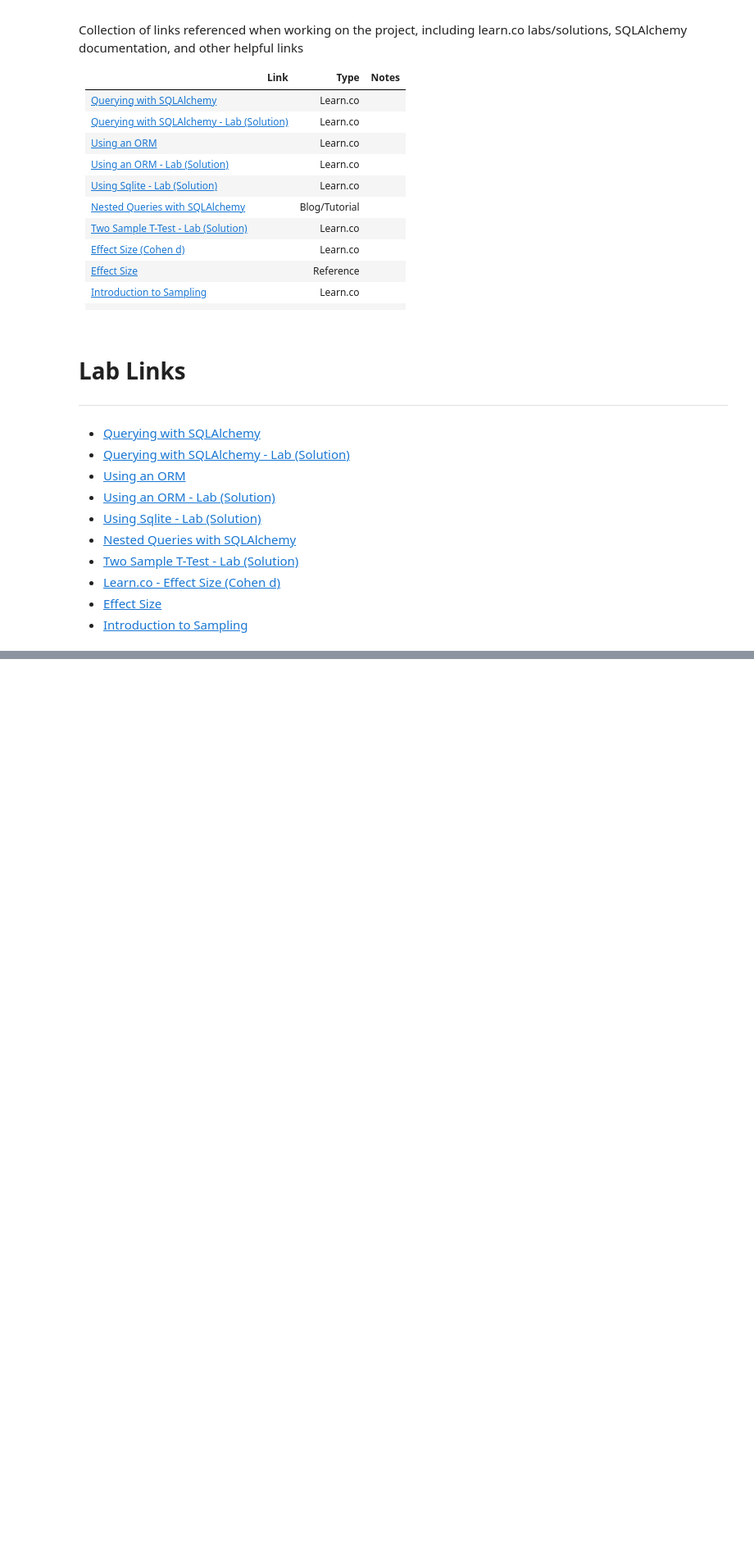
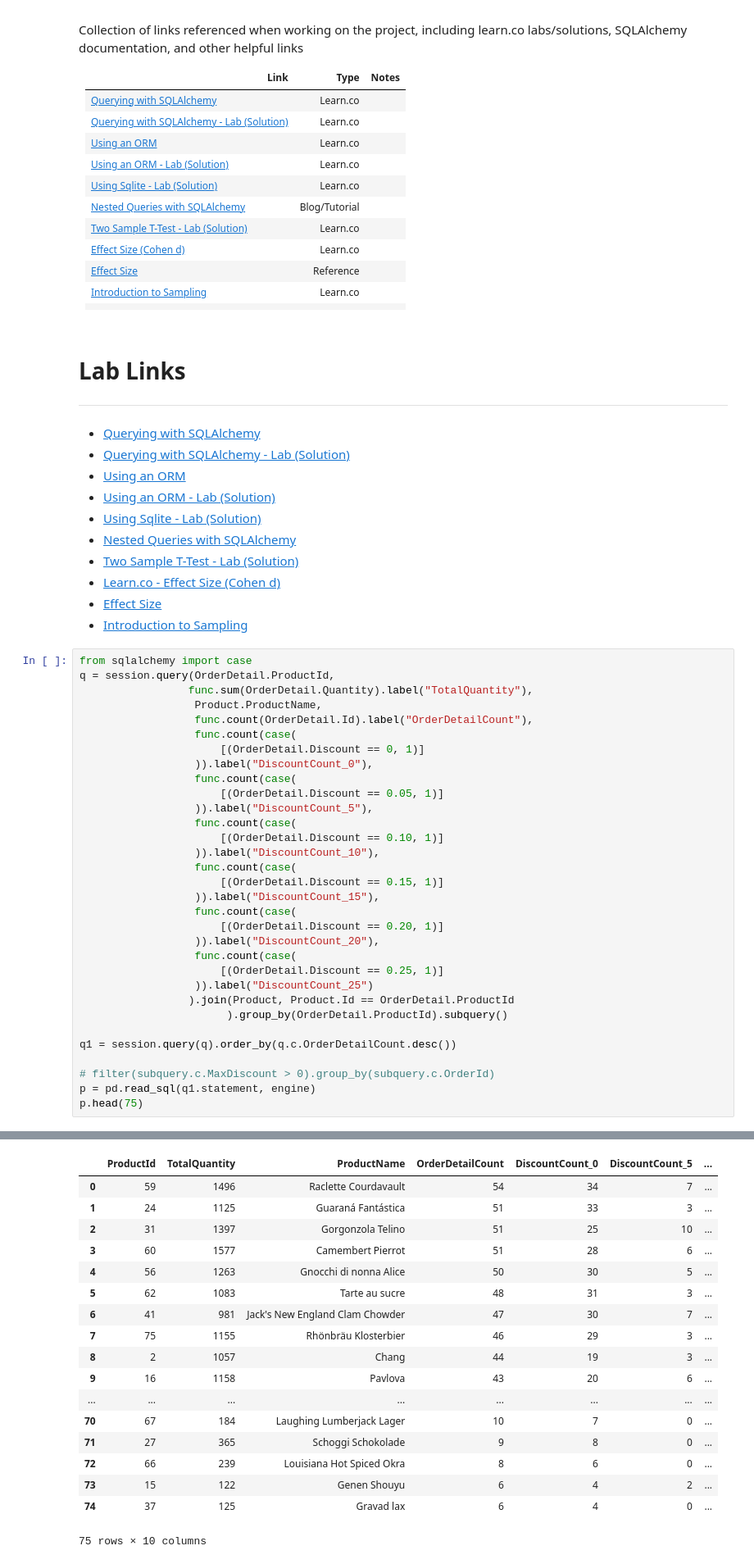
Before and after one commit to whitcrrd/dsc-2-final-project-online-ds-ft-021119, a Jupyter notebook: project-outline.ipynb, the cells around one changed output, grey strips where cells are left out. Shown: that part at 82% size. Cells and saved outputs as stored; diff of their text form; blank space fills up the shorter version.

```diff
--- a/project-outline.ipynb
+++ b/project-outline.ipynb
@@ -1058,3 +1117,36 @@ Collection of links referenced when working on the project, including learn.co l
 - [Learn.co - Effect Size (Cohen d)](https://learn.co/tracks/data-science-career-v1-1/module-2-advanced-data-retrieval-and-analysis/section-20-hypothesis-and-ab-testing/effect-sizes)
 - [Effect Size](https://www.statisticssolutions.com/statistical-analyses-effect-size/)
 - [Introduction to Sampling](https://learn.co/tracks/data-science-career-v1-1/module-2-advanced-data-retrieval-and-analysis/section-19-distributions-and-sampling/introduction-to-sampling)
+# %%
+from sqlalchemy import case
+q = session.query(OrderDetail.ProductId,
+                 func.sum(OrderDetail.Quantity).label("TotalQuantity"),
+                  Product.ProductName,
+                  func.count(OrderDetail.Id).label("OrderDetailCount"),
+                  func.count(case(
+                      [(OrderDetail.Discount == 0, 1)]
+                  )).label("DiscountCount_0"),
+                  func.count(case(
+                      [(OrderDetail.Discount == 0.05, 1)]
+                  )).label("DiscountCount_5"),
+                  func.count(case(
+                      [(OrderDetail.Discount == 0.10, 1)]
+                  )).label("DiscountCount_10"),
+                  func.count(case(
+                      [(OrderDetail.Discount == 0.15, 1)]
+                  )).label("DiscountCount_15"),
+                  func.count(case(
+                      [(OrderDetail.Discount == 0.20, 1)]
+                  )).label("DiscountCount_20"),
+                  func.count(case(
+                      [(OrderDetail.Discount == 0.25, 1)]
+                  )).label("DiscountCount_25")
+                 ).join(Product, Product.Id == OrderDetail.ProductId
+                       ).group_by(OrderDetail.ProductId).subquery()
+
+q1 = session.query(q).order_by(q.c.OrderDetailCount.desc())
+
+# filter(subquery.c.MaxDiscount > 0).group_by(subquery.c.OrderId)
+p = pd.read_sql(q1.statement, engine)
+p.head(75)
+# %% [output]
@@ -1060,0 +1157,18 @@ Collection of links referenced when working on the project, including learn.co l
+|  | ProductId | TotalQuantity | ProductName | OrderDetailCount | DiscountCount_0 | DiscountCount_5 | ... |
+| 0 | 59 | 1496 | Raclette Courdavault | 54 | 34 | 7 | ... |
+| 1 | 24 | 1125 | Guaraná Fantástica | 51 | 33 | 3 | ... |
+| 2 | 31 | 1397 | Gorgonzola Telino | 51 | 25 | 10 | ... |
+| 3 | 60 | 1577 | Camembert Pierrot | 51 | 28 | 6 | ... |
+| 4 | 56 | 1263 | Gnocchi di nonna Alice | 50 | 30 | 5 | ... |
+| 5 | 62 | 1083 | Tarte au sucre | 48 | 31 | 3 | ... |
+| 6 | 41 | 981 | Jack's New England Clam Chowder | 47 | 30 | 7 | ... |
+| 7 | 75 | 1155 | Rhönbräu Klosterbier | 46 | 29 | 3 | ... |
+| 8 | 2 | 1057 | Chang | 44 | 19 | 3 | ... |
+| 9 | 16 | 1158 | Pavlova | 43 | 20 | 6 | ... |
+| ... | ... | ... | ... | ... | ... | ... | ... |
+| 70 | 67 | 184 | Laughing Lumberjack Lager | 10 | 7 | 0 | ... |
+| 71 | 27 | 365 | Schoggi Schokolade | 9 | 8 | 0 | ... |
+| 72 | 66 | 239 | Louisiana Hot Spiced Okra | 8 | 6 | 0 | ... |
+| 73 | 15 | 122 | Genen Shouyu | 6 | 4 | 2 | ... |
+| 74 | 37 | 125 | Gravad lax | 6 | 4 | 0 | ... |
+75 rows × 10 columns
```
Also changed, not shown: parts of 20 cells of this notebook, 1 other file.
